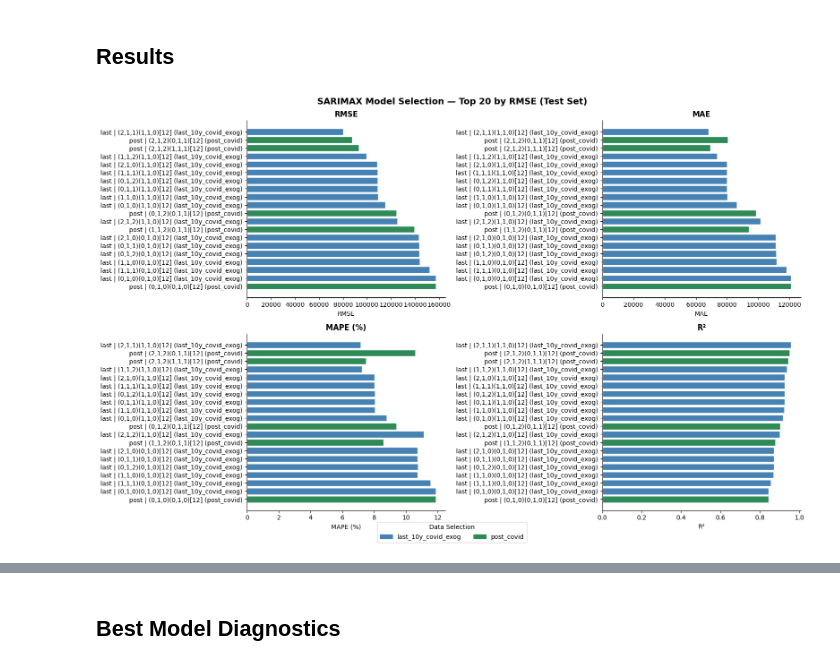
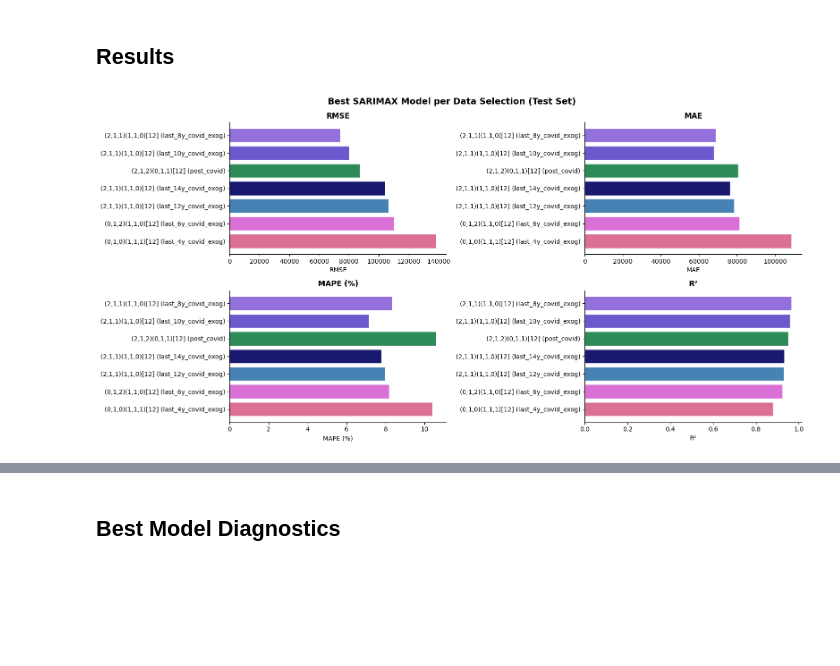
Before and after one commit to Gbrlmoraes/brazil_tourism_forecasting_benchmark, a Jupyter notebook: notebooks/5_arima_model_testing.ipynb, the cells around one changed output, grey strips where cells are left out. Drawn from its saved outputs; the diff is of its cells as text; code cells hidden in the pictures; blank space fills up the shorter version.

Commit message:
feat: adds new data training configs and changes results analysis

```diff
--- a/notebooks/5_arima_model_testing.ipynb
+++ b/notebooks/5_arima_model_testing.ipynb
@@ -53,16 +53,22 @@ test_df = pd.read_parquet(os.path.join(DATA_FOLDER_PATH, 'test.parquet'))
 test_monthly = test_df.set_index('date')[['arrival_count']].resample('ME').sum()
 test_monthly['is_covid'] = 0.0
 
-last_10y_start = train_monthly.index[-1] - pd.DateOffset(years=10)
-train_last10y = train_monthly[train_monthly.index >= last_10y_start].copy()
+window_years = [14, 12, 10, 8, 6, 4]
+train_windows = {}
+for years in window_years:
+    start = train_monthly.index[-1] - pd.DateOffset(years=years)
+    train_windows[years] = train_monthly[train_monthly.index >= start].copy()
+
 train_post_covid = train_monthly[train_monthly.index >= POST_COVID_START].copy()
 
 print(
     f'Full train  : {train_monthly.index[0].strftime("%b %Y")} → {train_monthly.index[-1].strftime("%b %Y")} ({len(train_monthly)} obs)'
 )
-print(
-    f'Last 10y    : {train_last10y.index[0].strftime("%b %Y")} → {train_last10y.index[-1].strftime("%b %Y")} ({len(train_last10y)} obs, COVID obs: {int(train_last10y["is_covid"].sum())})'
-)
+for years in window_years:
+    tw = train_windows[years]
+    print(
+        f'Last {years:>2}y    : {tw.index[0].strftime("%b %Y")} → {tw.index[-1].strftime("%b %Y")} ({len(tw)} obs, COVID obs: {int(tw["is_covid"].sum())})'
+    )
 print(
     f'Post-COVID  : {train_post_covid.index[0].strftime("%b %Y")} → {train_post_covid.index[-1].strftime("%b %Y")} ({len(train_post_covid)} obs)'
 )
@@ -231,47 +244,58 @@ Converged: 72 / 72
 # %% [markdown]
 ## Results
 # %%
-palette = {'last_10y_covid_exog': 'steelblue', 'post_covid': 'seagreen'}
+palette = {
+    'last_14y_covid_exog': 'midnightblue',
+    'last_12y_covid_exog': 'steelblue',
+    'last_10y_covid_exog': 'slateblue',
+    'last_8y_covid_exog': 'mediumpurple',
+    'last_6y_covid_exog': 'orchid',
+    'last_4y_covid_exog': 'palevioletred',
+    'post_covid': 'seagreen',
+}
 
-top_n = results_df.head(20).copy()
-top_n['label'] = (
-    top_n['data_selection'].str[:4]
-    + ' | '
-    + top_n['run_name'].str.replace('SARIMAX', '', regex=False)
+best_per_selection = (
+    results_df
+    .sort_values('rmse')
+    .groupby('data_selection', sort=False)
+    .first()
+    .reset_index()
+    .sort_values('rmse')
+    .reset_index(drop=True)
 )
-bar_colors = [palette[ds] for ds in top_n['data_selection'][::-1]]
+best_per_selection['label'] = best_per_selection['run_name'].str.replace(
+    'SARIMAX', '', regex=False
+)
+bar_colors = [palette[ds] for ds in best_per_selection['data_selection'][::-1]]
 
-fig, axes = plt.subplots(2, 2, figsize=(16, 10))
+fig, axes = plt.subplots(2, 2, figsize=(16, 8))
 fig.suptitle(
-    'SARIMAX Model Selection — Top 20 by RMSE (Test Set)',
+    'Best SARIMAX Model per Data Selection (Test Set)',
     fontsize=14,
     fontweight='bold',
 )
 
 for ax, (col, title) in zip(
     axes.flat, [('rmse', 'RMSE'), ('mae', 'MAE'), ('mape', 'MAPE (%)'), ('r2', 'R²')]
 ):
-    ax.barh(top_n['label'][::-1], top_n[col][::-1], color=bar_colors, edgecolor='white')
+    ax.barh(
+        best_per_selection['label'][::-1],
+        best_per_selection[col][::-1],
+        color=bar_colors,
+        edgecolor='white',
+    )
     ax.set_title(title, fontsize=12, fontweight='bold')
     ax.set_xlabel(title)
     sns.despine(ax=ax)
 
-handles = [mpatches.Patch(color=c, label=k) for k, c in palette.items()]
-fig.legend(
-    handles=handles,
-    title='Data Selection',
-    loc='lower center',
-    ncol=2,
-    bbox_to_anchor=(0.5, -0.02),
-)
 plt.tight_layout()
 plt.show()
 
 display(
-    results_df[
+    best_per_selection[
         ['data_selection', 'run_name', 'aic', 'bic', 'rmse', 'mae', 'mape', 'r2']
-    ].head(10)
+    ]
 )
 # %% [output]
-[figure, old version]
+[figure, new version]
 |  | data_selection | run_name | aic | bic | rmse | mae | mape | r2 |
```
Also changed, not shown: parts of 12 cells of this notebook.
